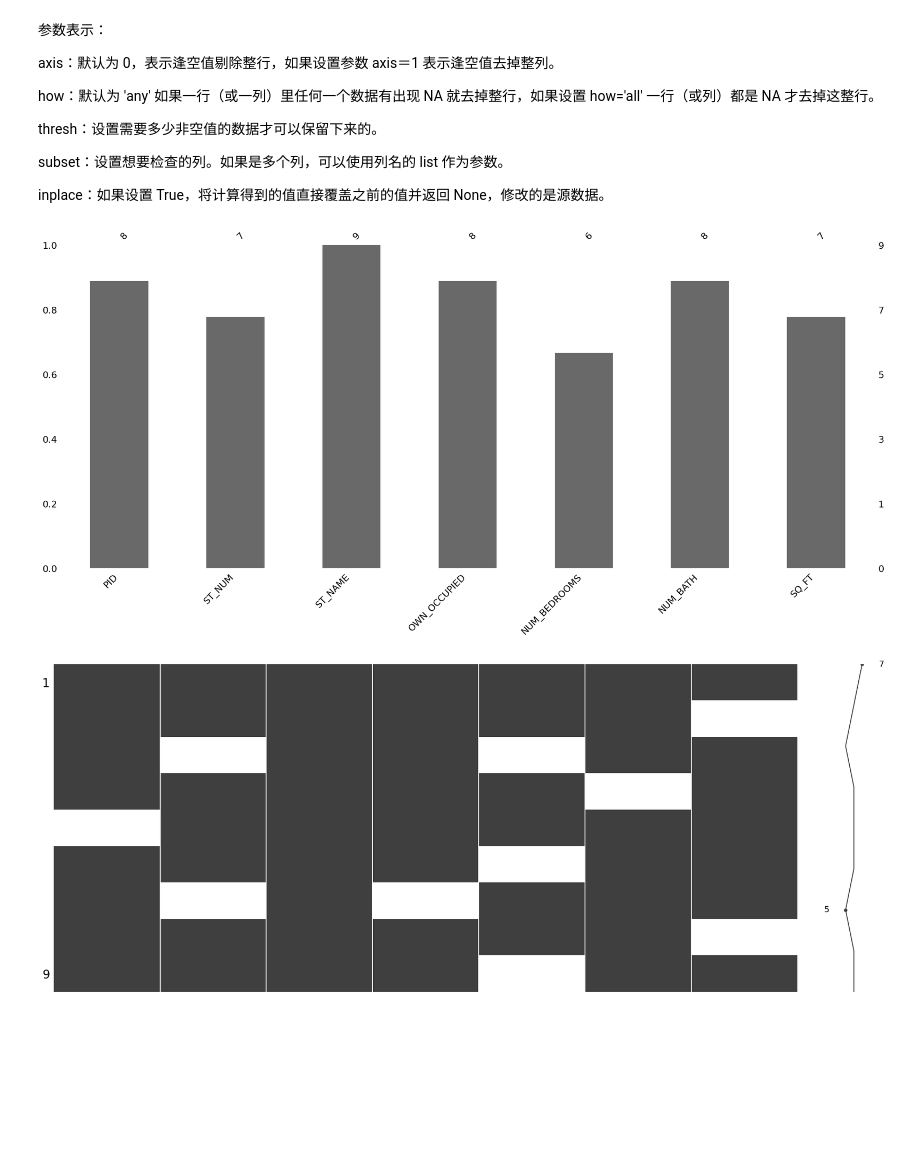
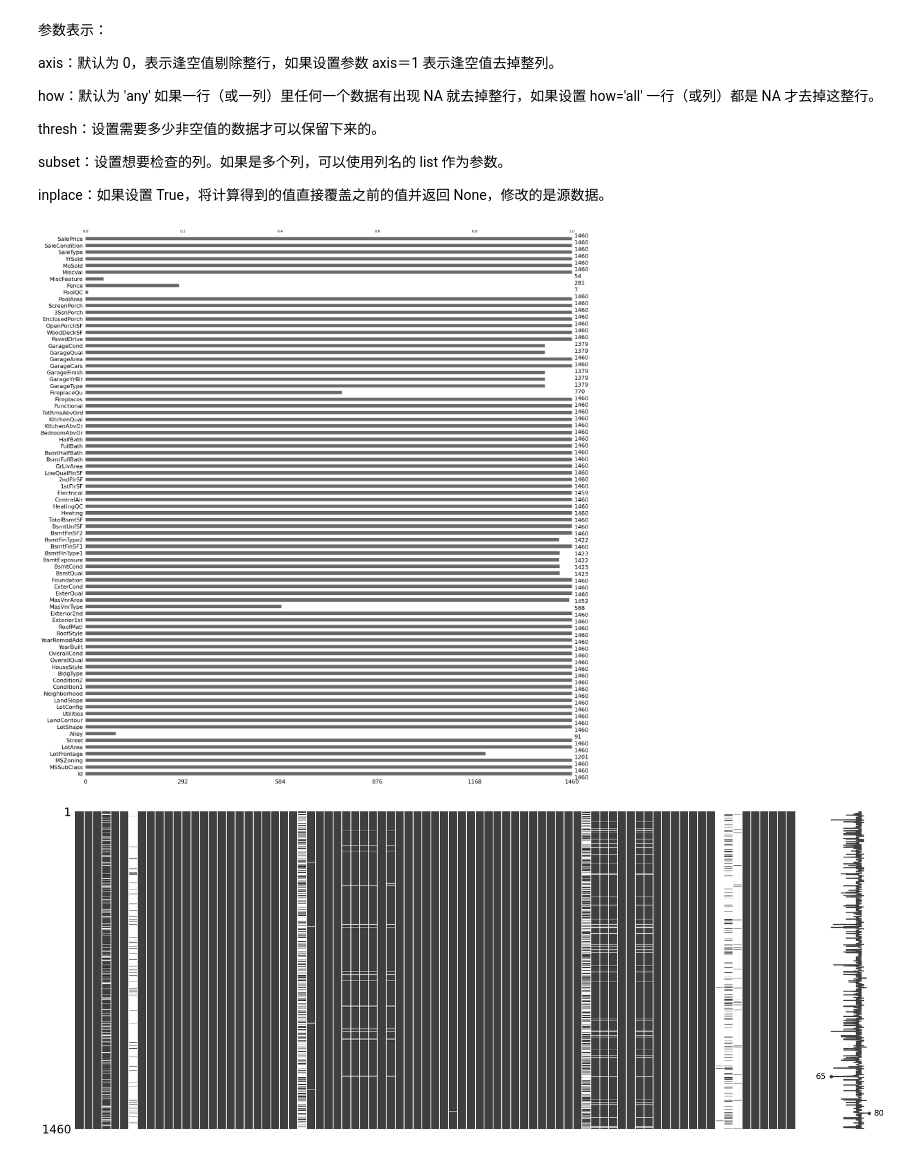
Before and after one commit to Yei1y/pandas_learning, a Jupyter notebook: 数据清洗.ipynb, the cells around one changed output. Drawn from its saved outputs; the diff is of its cells as text; code cells hidden in the pictures; blank space fills up the shorter version.

Commit message:
little change about data

```diff
--- a/数据清洗.ipynb
+++ b/数据清洗.ipynb
@@ -25,6 +25,6 @@ import os
 os.getcwd()
 # 数据读取
 # 读取csv时常用header设置标题行(默认为0，有时设置为None);names设置列名;skiprows通过指定行数;nrows读取前几行;na_values将哪些数据视为空值
-data = pd.read_csv("property-data.csv", sep=",", encoding='utf-8', na_values=['n/a', 'NA', '--', 'na']) # 默认空值为n/a和NA
+data = pd.read_csv("train.csv", sep=",", encoding='utf-8', na_values=['n/a', 'NA', '--', 'na']) # 默认空值为n/a和NA
 print(data.columns)
 # %% [output]
@@ -50,19 +65,22 @@ inplace：如果设置 True，将计算得到的值直接覆盖之前的值并
 # %%
 # 空值处理
 
 # 空值可视化
 # 使用missingno包可以对空值的数量与分布进行可视化
 import missingno as msn
 msn.bar(data)
 msn.matrix(data, labels = False, label_rotation = 90)
 
 # 删除所有特征均为空的记录
 data.dropna(how='all', inplace=True)
 
-# 删除id为空的记录
-data.dropna(subset='PID', inplace=True)
+# 删除Id为空的记录
+data.dropna(subset='Id', inplace=True)
+
+# 删除空值过多的列
+data = data.drop(['MiscFeature', 'PoolQC', 'Alley'], axis= 1)
 # %% [output]
-[figure, old version]
+[figure, new version]
-[figure, old version]
+[figure, new version]
 # %%
 # 重复值处理
```
Also changed, not shown: parts of 2 cells of this notebook.
